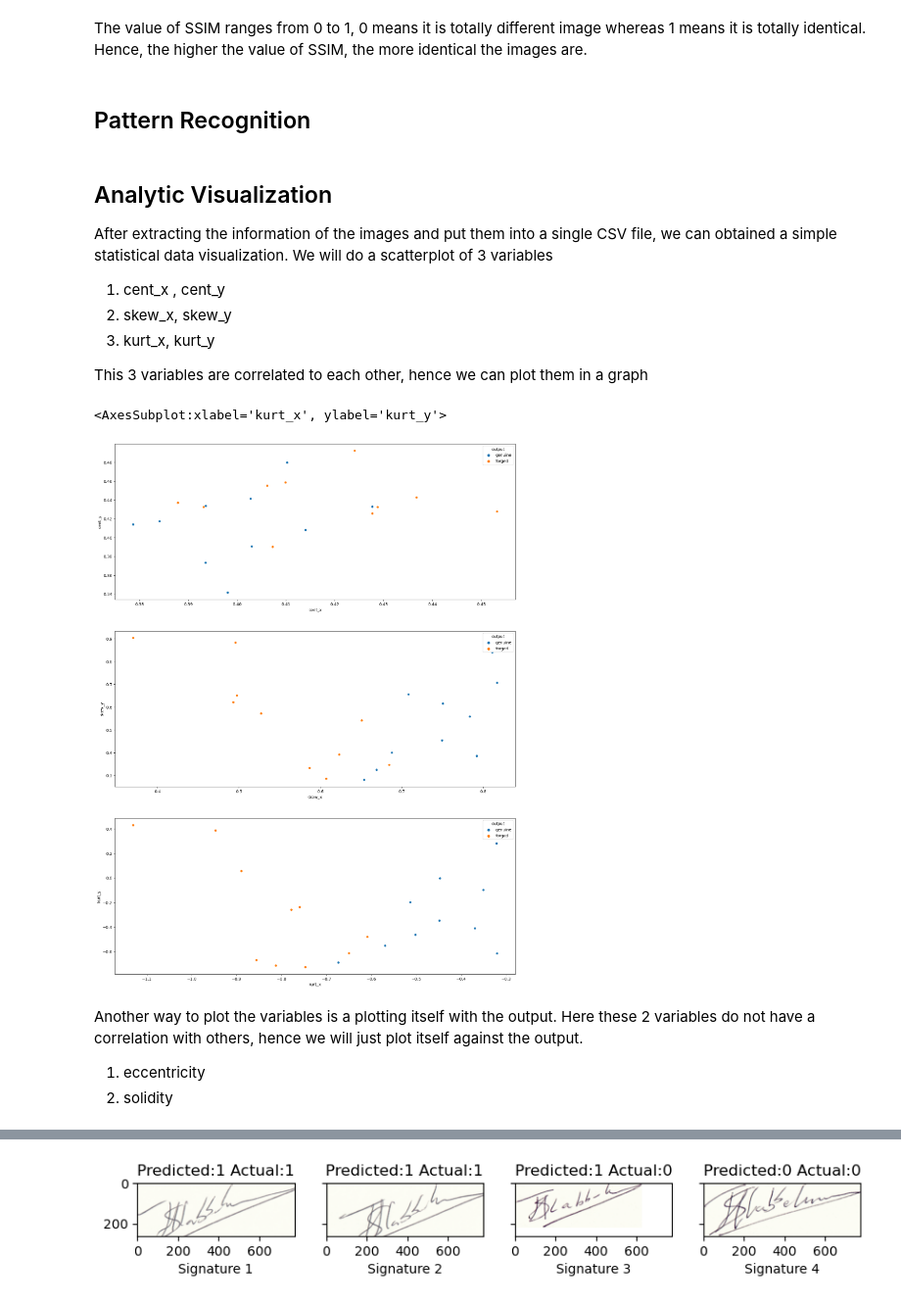
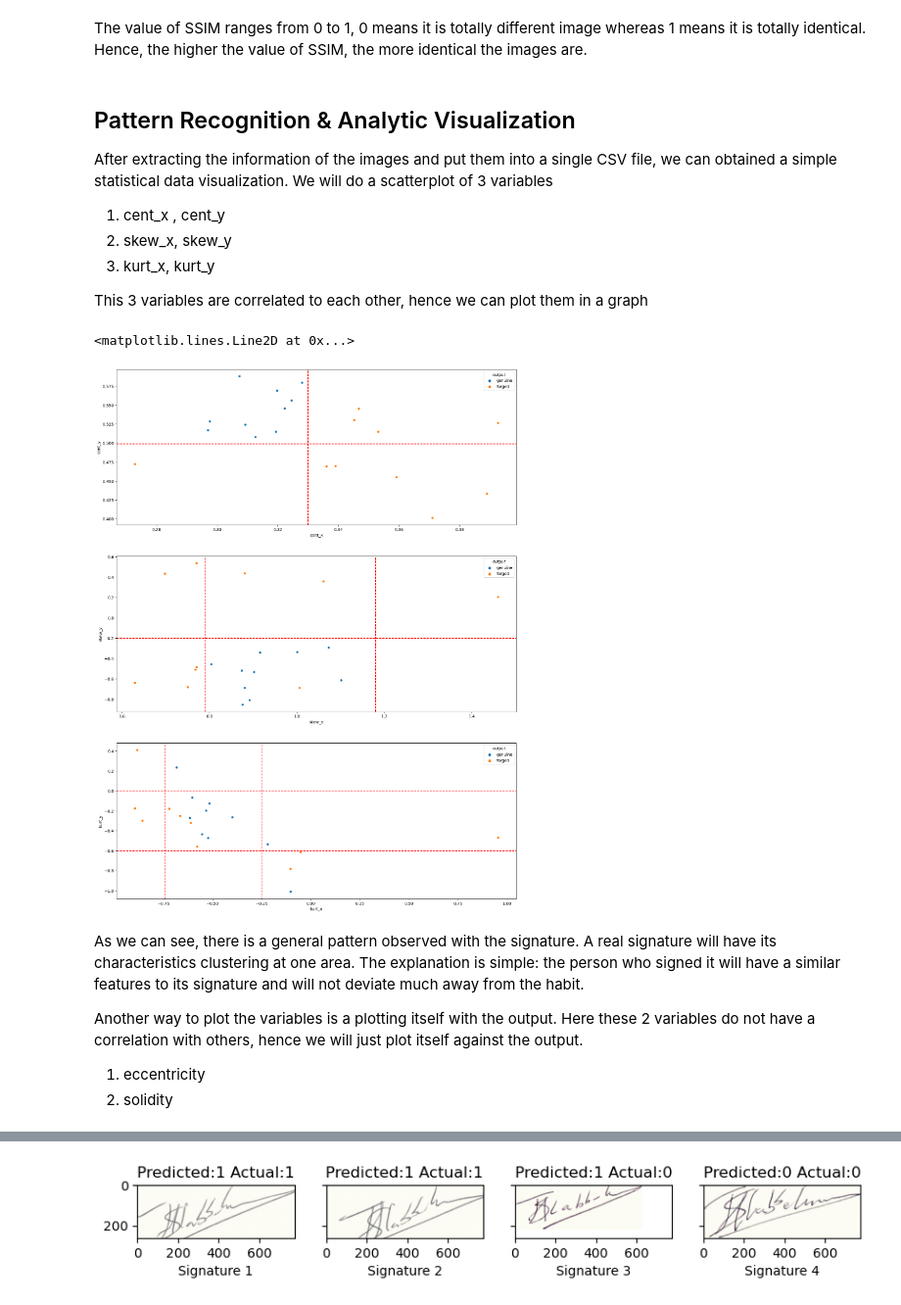
Before and after one commit to tyeejian/Signature-Forgery-Detection, a Jupyter notebook: Workbook/Signature Forgery Detection.ipynb, the cells around one changed output, grey strips where cells are left out. Shown at 98% size. Drawn from its saved outputs; the diff is of its cells as text; code cells hidden in the pictures.

Commit message:
added pattern recognition part

```diff
--- a/Workbook/Signature Forgery Detection.ipynb
+++ b/Workbook/Signature Forgery Detection.ipynb
@@ -566,10 +568,8 @@ Text(0.5, 1.0, 'Signature with another signature')
 [figure]
 # %% [markdown]
 The value of SSIM ranges from 0 to 1, 0 means it is totally different image whereas 1 means it is totally identical. Hence, the higher the value of SSIM, the more identical the images are.
-# %% [markdown]
-## Pattern Recognition
 # %% [markdown]
-## Analytic Visualization
+## Pattern Recognition & Analytic Visualization
 
 After extracting the information of the images and put them into a single CSV file, we can obtained a simple statistical data visualization. We will do a scatterplot of 3 variables
 
@@ -579,34 +579,43 @@ After extracting the information of the images and put them into a single CSV fi
 
 This 3 variables are correlated to each other, hence we can plot them in a graph
 # %%
-import seaborn as sb
-import os
 # read the csv file
 # e.g person 1 signatures
-features = pd.read_csv("../Dataset/Features/Training/training_050.csv")
+features = pd.read_csv("../Dataset/Features/Training/training_057.csv")
 genuine = features.loc[features['output'] == 1]
 forged = features.loc[features['output'] == 0]
 
 
 # renaming the output column to
 # 0 = forged
 # 1 = genuine
 
 features['output'] = features['output'].replace({0:'forged', 1:'genuine'})
 f, axes = plt.subplots(3
                        ,1, figsize=(18,24))
 
 sb.scatterplot(data = features,x='cent_x',y='cent_y',hue='output', ax=axes[0])
+axes[0].axvline(x=0.33, color='red', linestyle='--')
+axes[0].axhline(y=0.499, color='red', linestyle='--')
 sb.scatterplot(data=features , x="skew_x" ,y='skew_y', hue='output', ax=axes[1])
+axes[1].axvline(x=0.79, color='red', linestyle='--')
+axes[1].axvline(x=1.18, color='red', linestyle='--')
+axes[1].axhline(y=-0.2, color='red', linestyle='--')
 sb.scatterplot(data=features , x='kurt_x' ,y='kurt_y' ,hue='output', ax=axes[2])
+axes[2].axvline(x=-0.74, color='red', linestyle='--')
+axes[2].axvline(x=-0.25, color='red', linestyle='--')
+axes[2].axhline(y=-0.6, color='red', linestyle='--')
+axes[2].axhline(y=0, color='red', linestyle='--')
 # %% [output]
-<AxesSubplot:xlabel='kurt_x', ylabel='kurt_y'>
+<matplotlib.lines.Line2D at 0x...>
-[figure, old version]
+[figure, new version]
-# %% [markdown]
-Another way to plot the variables is a plotting itself with the output. Here these 2 variables do not have a correlation with others, hence we will just plot itself against the output.
-
-1. eccentricity
-2. solidity
+# %% [markdown]
+As we can see, there is a general pattern observed with the signature. A real signature will have its characteristics clustering at one area. The explanation is simple: the person who signed it will have a similar features to its signature and will not deviate much away from the habit.
+
+Another way to plot the variables is a plotting itself with the output. Here these 2 variables do not have a correlation with others, hence we will just plot itself against the output.
+
+1. eccentricity
+2. solidity
 # %%
 
 f, axes = plt.subplots(2
```
Also changed, not shown: parts of 3 cells of this notebook.
